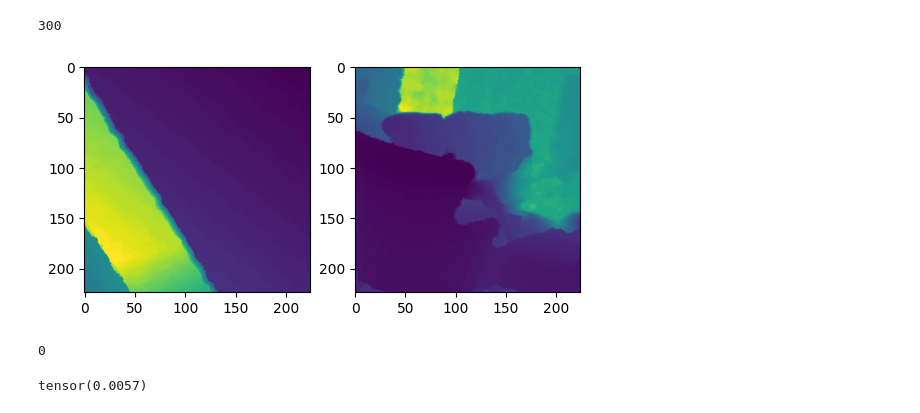
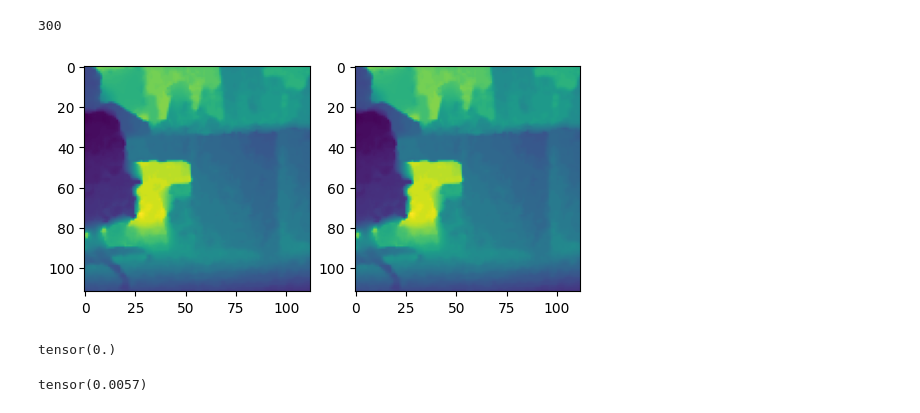
Before and after one commit to Onon0/DepthSegmentation, a Jupyter notebook: Untitled.ipynb, the cells around one changed output. Saved outputs shown, nothing was run; the diff lists cells and outputs as text; code cells hidden in the pictures.

```diff
--- a/Untitled.ipynb
+++ b/Untitled.ipynb
@@ -131,0 +140,7 @@ class UNET(nn.Module):
+# %%
+model = PTModel()
+# %%
+for batch in val_loader:
+    image, depth = batch
+    r = model(image)
+    break
@@ -154,7 +173,7 @@ class NYUData(Dataset):
                 ToTensorV2()
             ])
             self.dep_trans = A.Compose([
-                A.Resize(width = 224, height = 224),
+                A.Resize(width = 112, height = 112),
                 A.Normalize(
                        mean = 0.0,
                         std = 1.0,
@@ -165,13 +184,13 @@ class NYUData(Dataset):
                 ToTensorV2()
             ])
 
-            image = F.rotate(img = self.data['train'][index]['image'], interpolation = transforms.InterpolationMode.BILINEAR , angle = rot, expand= False)
-            image = F.center_crop(img = image, output_size = [224])
+            image = TF.rotate(img = self.data['train'][index]['image'], interpolation = transforms.InterpolationMode.BILINEAR , angle = rot, expand= False)
+            image = TF.center_crop(img = image, output_size = [224])
             image = np.array(image)
             image = self.rgb_trans(image = image)["image"]
 
-            depth = F.rotate(img = self.data['train'][index]['depth_map'], interpolation = transforms.InterpolationMode.BILINEAR, angle = rot, expand= False)
-            depth = F.center_crop(img = depth, output_size = [224])
+            depth = TF.rotate(img = self.data['train'][index]['depth_map'], interpolation = transforms.InterpolationMode.BILINEAR, angle = rot, expand= False)
+            depth = TF.center_crop(img = depth, output_size = [224])
             depth = np.array(depth)
 
             depth = self.dep_trans(image = depth)["image"]
@@ -250,8 +269,10 @@ class SSIM(torch.nn.Module):
         Mx = torch.mean(x)
         My = torch.mean(y)
         xy = x * y
-        Vx = torch.mean((x - Mx) ** 2)
-        Vy = torch.mean((y - My) ** 2)
+        #Vx = torch.mean((x - Mx) ** 2)
+        Vx = torch.mean((x) ** 2) - Mx**2
+        #Vy = torch.mean((y - My) ** 2)
+        Vy = torch.mean((y) ** 2) - My**2
         Vxy = torch.mean(xy) - Mx * My
         Vcxy = torch.mean((x - Mx)*(y - My))
         c1 = (0.01)**2
@@ -264,8 +285,6 @@ class SSIM(torch.nn.Module):
         #ssim = (2*Mx*My + c1) * (2*Vxy + c2)/(Mx**2 + My**2 + c1)*(Vx**2 + Vy**2 + c2)
         ssim = l * c * s
         lssim = (1 - ssim)
-        if(lssim >= 1): return 1
-        elif(lssim <= 0): return 0
         return lssim
 # %%
 class Loss_Function(nn.Module):
@@ -283,17 +302,18 @@ class Loss_Function(nn.Module):
 loss_fn = Loss_Function()
 # %%
 for batch in val_loader:
+    u = 0
     image, depth = batch
     ss = SSIM()
     f, axarr = plt.subplots(1,2)
     axarr[0].imshow(depth[0].detach().permute(1,2,0))
-    axarr[1].imshow(depth[7].detach().permute(1,2,0))
+    axarr[1].imshow(depth[u].detach().permute(1,2,0))
     plt.show()
-    print(ss(depth[0], depth[0]))
+    print(ss(depth[0], depth[u]))
     break
 # %% [output]
-[figure, old version]
+[figure, new version]
-0
+tensor(0.)
 # %%
 ssim = SSIM()
 x = torch.tensor([1.0, 2.0, 3.0])
```
Also changed, not shown: parts of 9 cells of this notebook, 35 other files.
